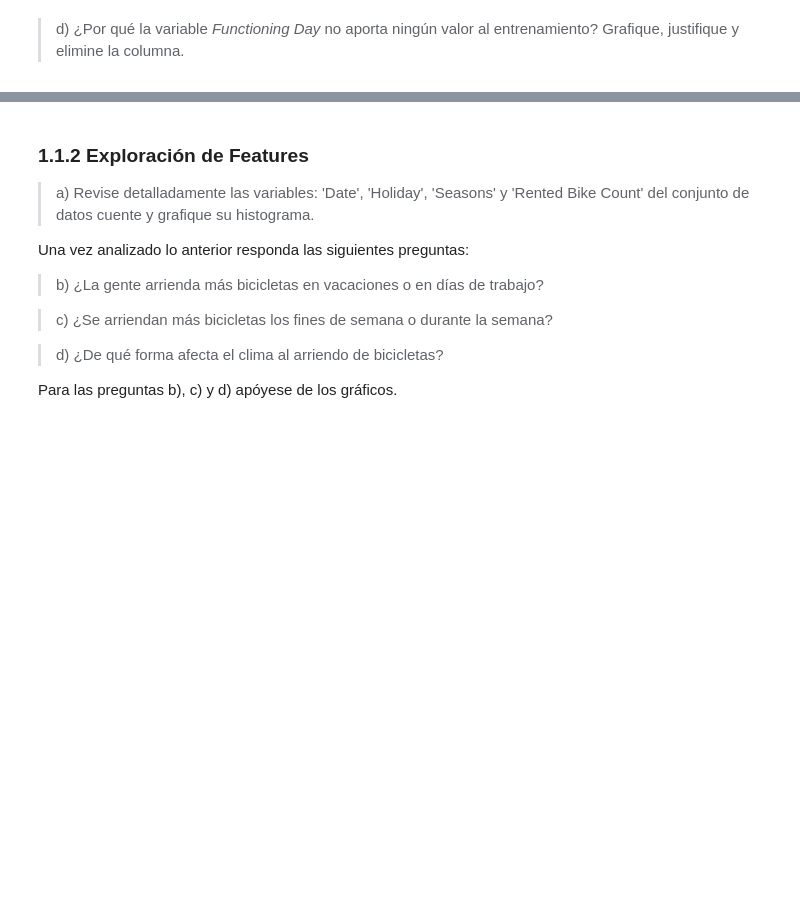
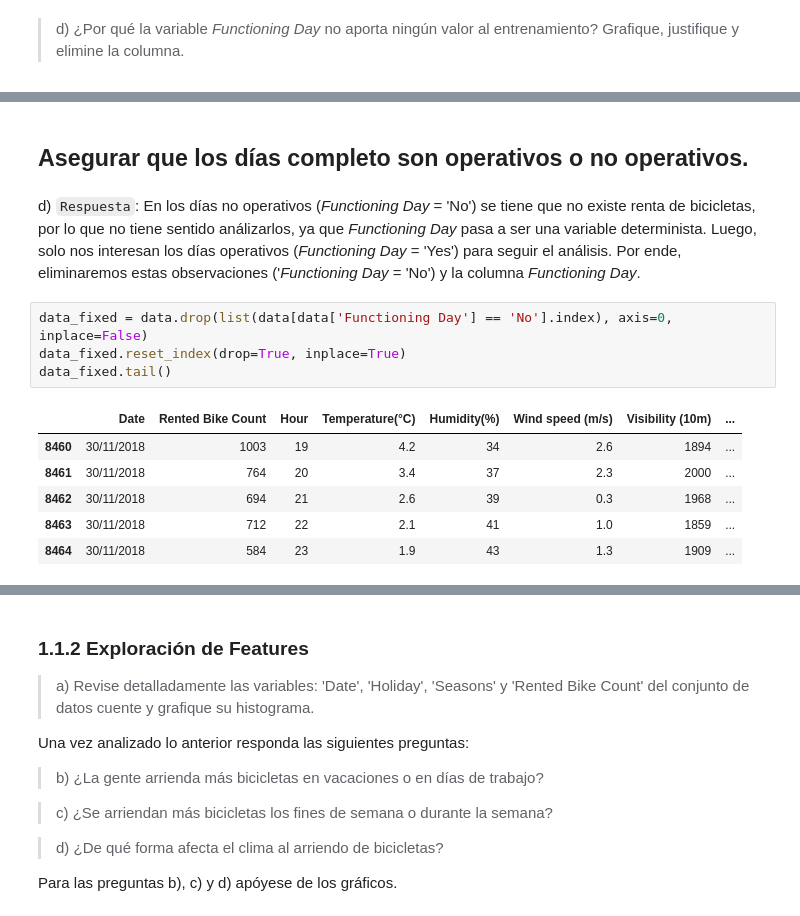
Before and after one commit to DYessouroun/Tareas-ML, a Jupyter notebook: Enunciado_tarea_1.ipynb, the cells around one changed output, grey strips where cells are left out. Drawn from its saved outputs; the diff is of its cells as text; blank space fills up the shorter version.

```diff
--- a/Enunciado_tarea_1.ipynb
+++ b/Enunciado_tarea_1.ipynb
@@ -135 +186,16 @@ barplots('Hour','Rented Bike Count','Functioning Day')
+# %% [markdown]
+## Asegurar que los días completo son operativos o no operativos.
+# %% [markdown]
+d) `Respuesta`: En los días no operativos (_Functioning Day_ = 'No') se tiene que no existe renta de bicicletas, por lo que no tiene sentido análizarlos, ya que _Functioning Day_ pasa a ser una variable determinista. Luego, solo nos interesan los días operativos (_Functioning Day_ = 'Yes') para seguir el análisis. Por ende, eliminaremos estas observaciones ('_Functioning Day_ = 'No') y la columna _Functioning Day_.
+# %%
+data_fixed = data.drop(list(data[data['Functioning Day'] == 'No'].index), axis=0, inplace=False)
+data_fixed.reset_index(drop=True, inplace=True)
+data_fixed.tail()
+# %% [output]
+|  | Date | Rented Bike Count | Hour | Temperature(°C) | Humidity(%) | Wind speed (m/s) | Visibility (10m) | ... |
+| 8460 | 30/11/2018 | 1003 | 19 | 4.2 | 34 | 2.6 | 1894 | ... |
+| 8461 | 30/11/2018 | 764 | 20 | 3.4 | 37 | 2.3 | 2000 | ... |
+| 8462 | 30/11/2018 | 694 | 21 | 2.6 | 39 | 0.3 | 1968 | ... |
+| 8463 | 30/11/2018 | 712 | 22 | 2.1 | 41 | 1.0 | 1859 | ... |
+| 8464 | 30/11/2018 | 584 | 23 | 1.9 | 43 | 1.3 | 1909 | ... |
 # %%
```
Also changed, not shown: parts of 15 cells of this notebook, 1 other file.
